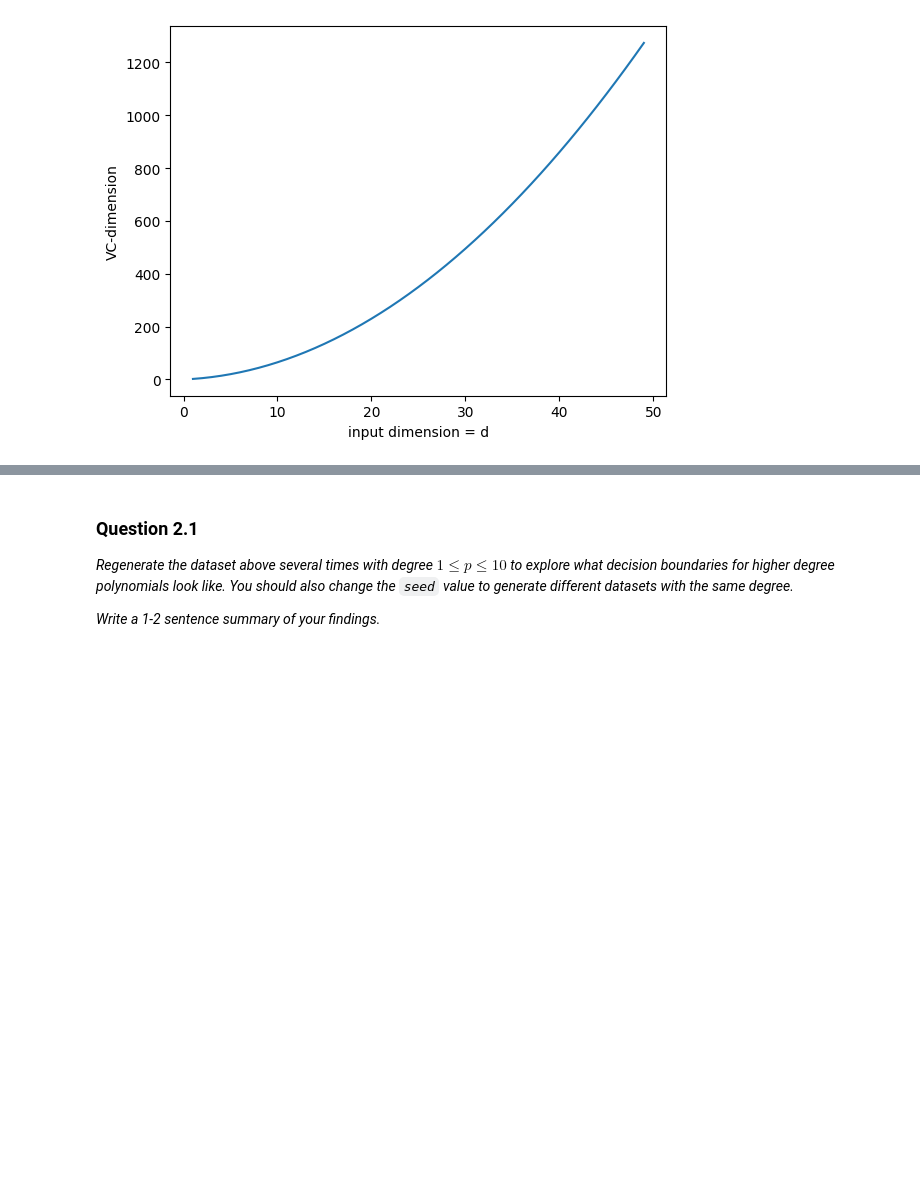
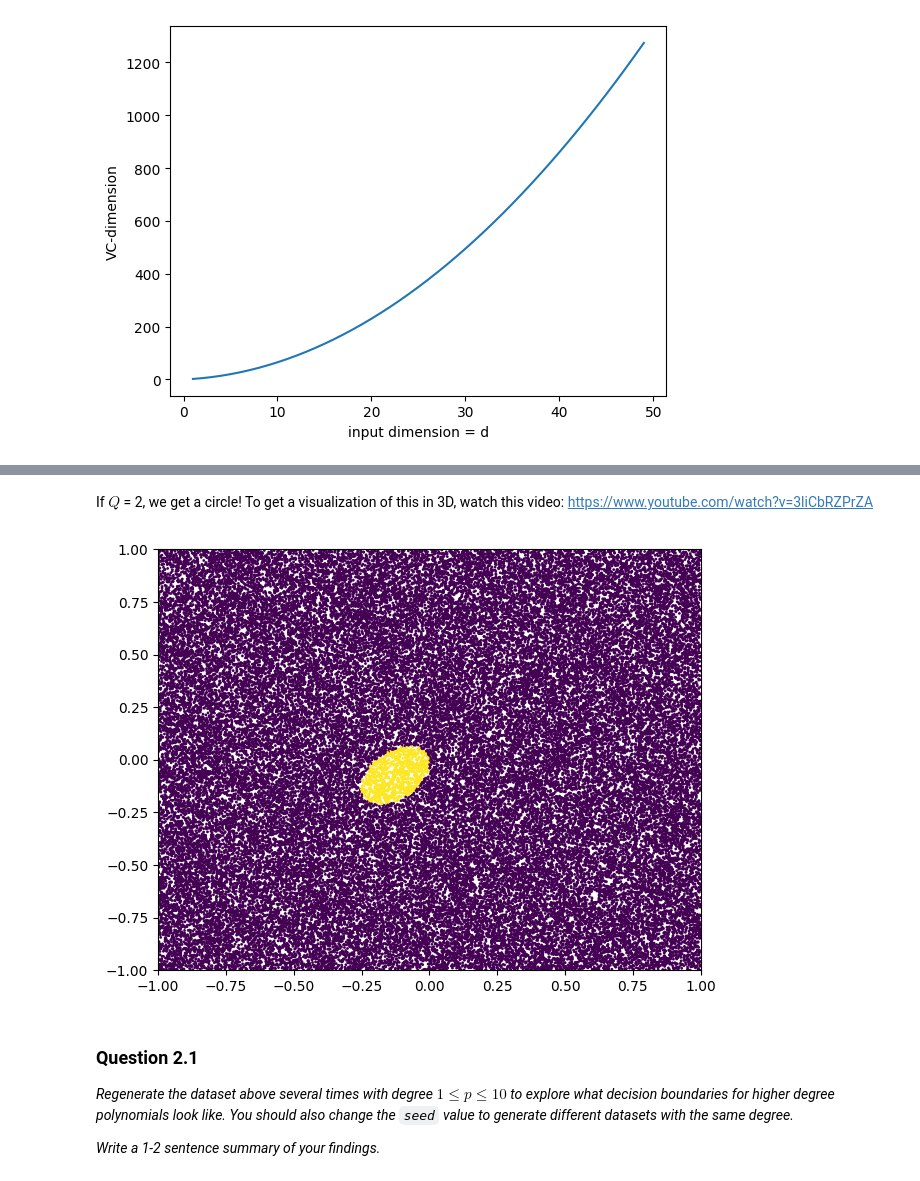
Before and after one commit to buffeinstein/lalala, a Jupyter notebook: halfspaces-polynomial.ipynb, the cells around one changed output, grey strips where cells are left out. Drawn from its saved outputs; the diff is of its cells as text; code cells hidden in the pictures; blank space fills up the shorter version.

```diff
--- a/halfspaces-polynomial.ipynb
+++ b/halfspaces-polynomial.ipynb
@@ -114,16 +118,6 @@ def polynomial_kernel_embedding(x, p):
         values.append(value)
     return np.array(values)
 
-    embeddings = [x]
-    for i in range(1,p):
-        deg_i_terms = []
-        deg_i_minus1_terms = embeddings[-1]
-        for j in range(x.shape[0]):
-            for k in range(deg_i_minus1_terms.shape[0]):
-                deg_i_terms.append(x[j]*deg_i_minus1_terms[k])
-        embeddings.append(np.array(deg_i_terms))
-    return np.concatenate(embeddings)
-
 import doctest
 doctest.testmod()
 # %% [output]
@@ -160,16 +160,3 @@ plt.plot(ps,vcdims)
 plt.show()
 # %% [output]
 [figure]
-# %%
-'''
-This cell plots the VC-dimension of a halfspace with the polynomial kernel
-as the dimension and degree both increase
-'''
-dps = range(1,10)
-vcdims = [ polynomial_kernel_embedding(np.ones([dp]),dp).shape for dp in dps ]
-
-fig, ax = plt.subplots()
-plt.ylabel('VC-dimension')
-plt.xlabel('polynomial degree = p = input dimension = d')
-plt.plot(dps,vcdims)
-plt.show()
@@ -308,3 +288,13 @@ plot_dataset(S)
+# %% [markdown]
+If $Q$ = 2, we get a circle! To get a visualization of this in 3D, watch this video: https://www.youtube.com/watch?v=3liCbRZPrZA
+# %%
+f = f_polynomial(p=2,seed=2)
+
+# generate and plot dataset
+S = generate_dataset(m=2**16,d=d,f=f,sigma=sigma)
+plot_dataset(S)
+# %% [output]
+[figure, added]
 # %% [markdown]
 ### Question 2.1
 
```
Also changed, not shown: parts of 18 cells of this notebook.
